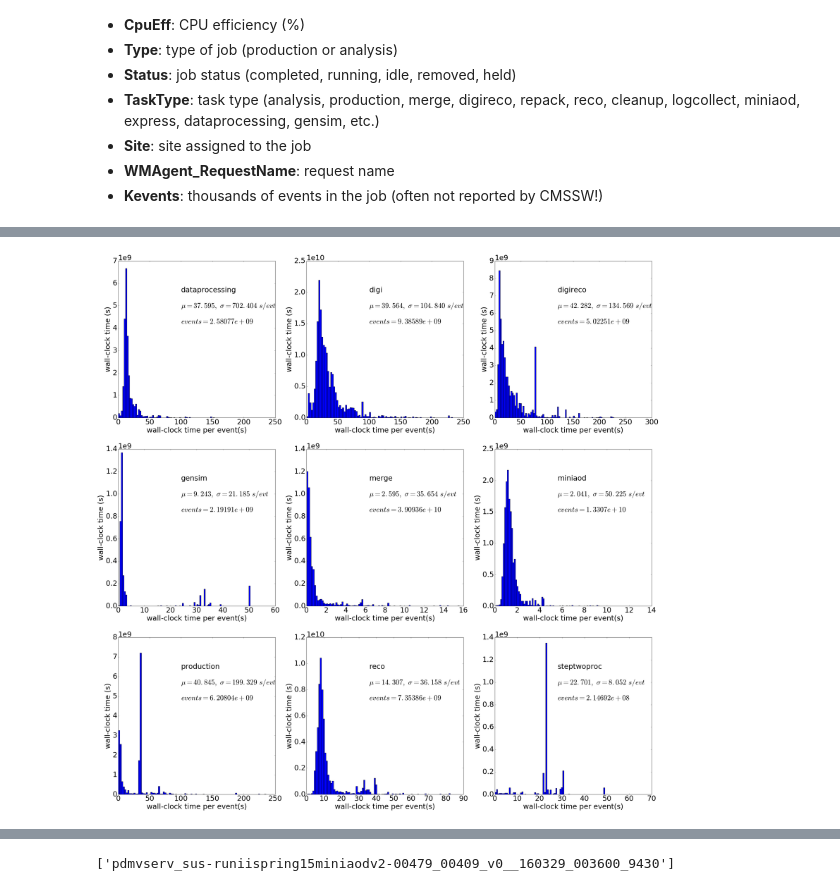
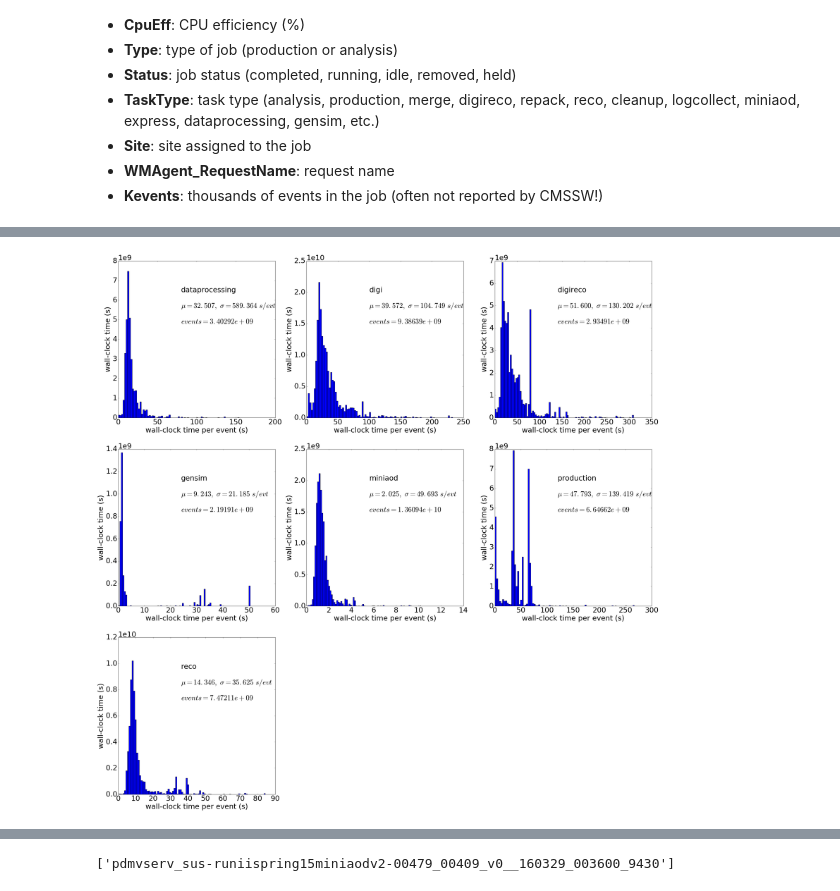
Before and after one commit to sciaba/ATLAS-CPU-time-analysis, a Jupyter notebook: Notebooks/CMS job analysis.ipynb, the cells around one changed output, grey strips where cells are left out. Saved outputs shown, nothing was run; the diff lists cells and outputs as text; code cells hidden in the pictures.

```diff
--- a/Notebooks/CMS job analysis.ipynb
+++ b/Notebooks/CMS job analysis.ipynb
@@ -211,7 +220,7 @@ with open(output_file, 'w') as f:
 # %%
 #pp.pprint(res)
 # %%
-input_file = 'task_cms.csv'
+input_file = 'task_cms2.csv'
 # %%
 df = pd.read_csv(input_file, dtype={'cpu_n': 'float'}, names=['request', 'processingtype', 'site',
                                                                'njobs', 'cpuevt_avg', 'cpuevt_rms', 'wallevt_avg',
@@ -330,14 +339,14 @@ i = 1
 grouped = df.groupby(['processingtype'], as_index=False)
 
 for (p), g in grouped:
-    if g['wc'].sum() < 0.005 * wc_tot:
+    if g['wc'].sum() < 0.006 * wc_tot:
         continue
     mean = np.average(g[var], weights=g['wc'])   # average time weighted with no. of events
     std = math.sqrt(np.average((g[var] - mean)**2, weights=g['wc']))
     range = [0., mean + min(mean, std) * 4.]
     sp = plt.subplot(3, 3, i)
     plt.hist(g[var].tolist(), bins=100, range=range, weights=g['wc'].tolist(), log=log_scale)   # integral is total no. of events
-    plt.xlabel('CPU time per event(s)')
+    plt.xlabel('CPU time per event (s)')
     plt.ylabel('wall-clock time (s)')
     t_x = lambda x: sp.get_xlim()[0] + (sp.get_xlim()[1] - sp.get_xlim()[0]) * x
     t_y = lambda x: sp.get_ylim()[0] + (sp.get_ylim()[1] - sp.get_ylim()[0]) * x
@@ -359,33 +368,33 @@ fig = plt.figure(figsize=(40,40))
 plt.rcParams.update({'font.size': 30})
 var = 'wallevt_avg'
 log_scale = False
 wc_tot = df['wc'].sum()
 i = 1
 
 grouped = df.groupby(['processingtype'], as_index=False)
 
 for (p), g in grouped:
-    if g['wc'].sum() < 0.005 * wc_tot:
+    if g['wc'].sum() < 0.006 * wc_tot:
         continue
     mean = np.average(g[var], weights=g['wc'])   # average time weighted with no. of events
     std = math.sqrt(np.average((g[var] - mean)**2, weights=g['wc']))
     range = [0., mean + min(mean, std) * 5.]
     sp = plt.subplot(3, 3, i)
     plt.hist(g[var].tolist(), bins=100, range=range, weights=g['wc'].tolist(), log=log_scale)   # integral is total no. of events
-    plt.xlabel('wall-clock time per event(s)')
+    plt.xlabel('wall-clock time per event (s)')
     plt.ylabel('wall-clock time (s)')
     t_x = lambda x: sp.get_xlim()[0] + (sp.get_xlim()[1] - sp.get_xlim()[0]) * x
     t_y = lambda x: sp.get_ylim()[0] + (sp.get_ylim()[1] - sp.get_ylim()[0]) * x
     stats = r'$\mu=%.3f,\ \sigma=%.3f\ s/evt$' % (mean, std)
     stats2 = r'$\mathit{events}=%g$' % g['evts'].sum()
     if log_scale:
         plt.text(t_x(.4), sp.get_ylim()[0] * (sp.get_ylim()[1] / sp.get_ylim()[0])**.8, p)
         plt.text(t_x(.4), sp.get_ylim()[0] * (sp.get_ylim()[1] / sp.get_ylim()[0])**.7, stats)
         plt.text(t_x(.4), sp.get_ylim()[0] * (sp.get_ylim()[1] / sp.get_ylim()[0])**.6, stats2)
     else:
         plt.text(t_x(.4), t_y(.8), p)
         plt.text(t_x(.4), t_y(.7), stats)
         plt.text(t_x(.4), t_y(.6), stats2)
     i += 1
 # %% [output]
-[figure, old version]
+[figure, new version]
```
Also changed, not shown: parts of 14 cells of this notebook.
